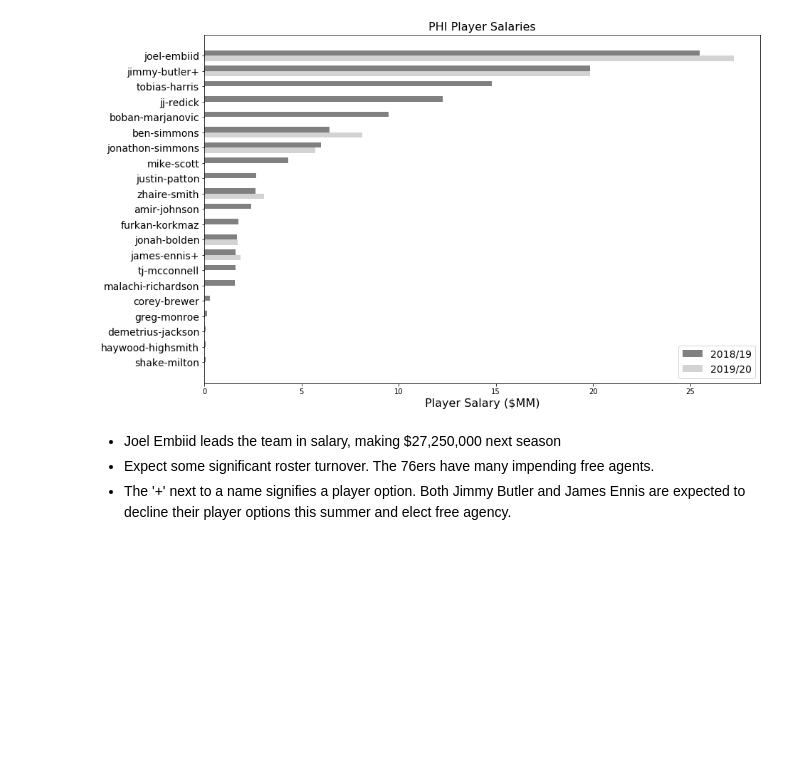
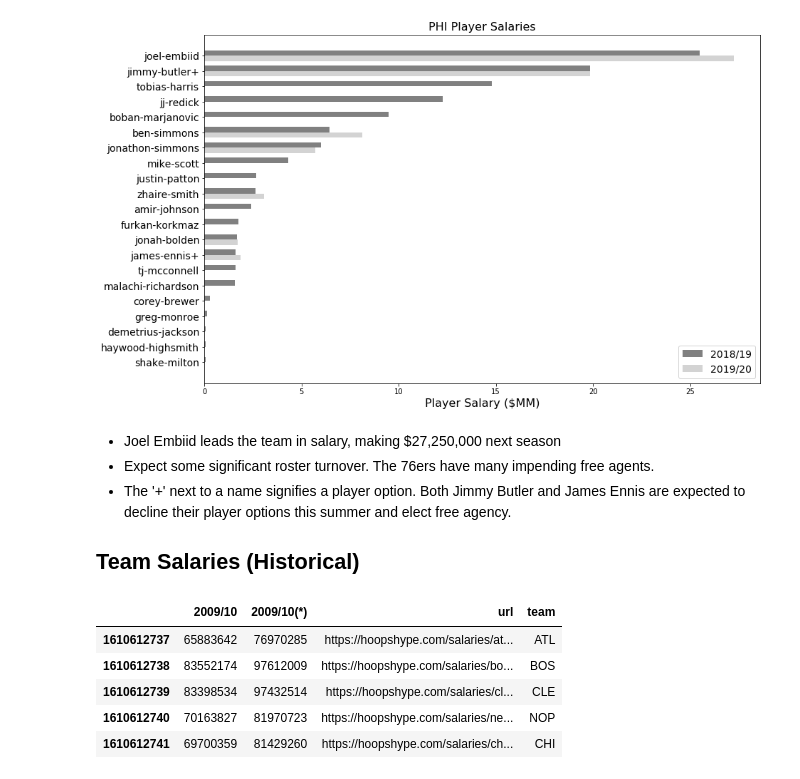
Before and after one commit to basketballrelativity/salaries, a Jupyter notebook: nba_salary.ipynb, the cells around one changed output. Cells and saved outputs as stored; diff of their text form; code cells hidden in the pictures; blank space fills up the shorter version.

```diff
--- a/nba_salary.ipynb
+++ b/nba_salary.ipynb
@@ -167,3 +167,5 @@ player_viz
 - Joel Embiid leads the team in salary, making \$27,250,000 next season
 - Expect some significant roster turnover. The 76ers have many impending free agents.
 - The '+' next to a name signifies a player option. Both Jimmy Butler and James Ennis are expected to decline their player options this summer and elect free agency.
+
+## Team Salaries (Historical)
@@ -169,0 +179,9 @@ player_viz
+# %%
+historical_team_df.head()
+# %% [output]
+|  | 2009/10 | 2009/10(*) | url | team |
+| 1610612737 | 65883642 | 76970285 | https://hoopshype.com/salaries/at... | ATL |
+| 1610612738 | 83552174 | 97612009 | https://hoopshype.com/salaries/bo... | BOS |
+| 1610612739 | 83398534 | 97432514 | https://hoopshype.com/salaries/cl... | CLE |
+| 1610612740 | 70163827 | 81970723 | https://hoopshype.com/salaries/ne... | NOP |
+| 1610612741 | 69700359 | 81429260 | https://hoopshype.com/salaries/ch... | CHI |
```
Also changed, not shown: parts of 15 cells of this notebook, 2 other files.
